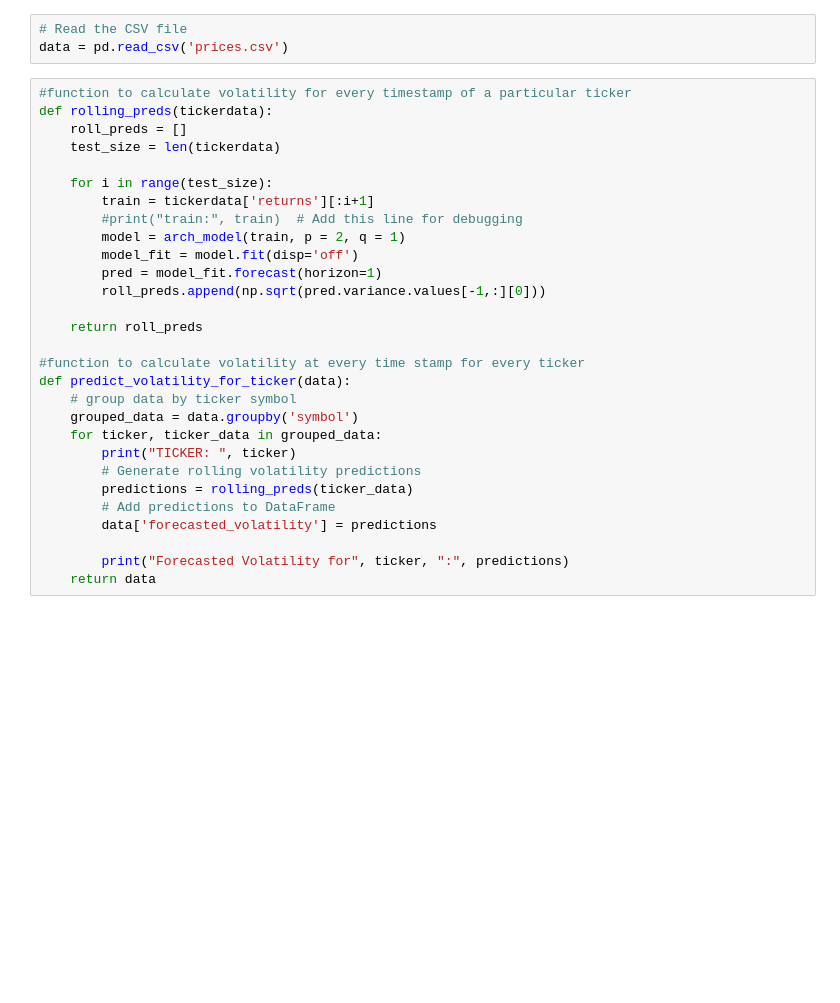
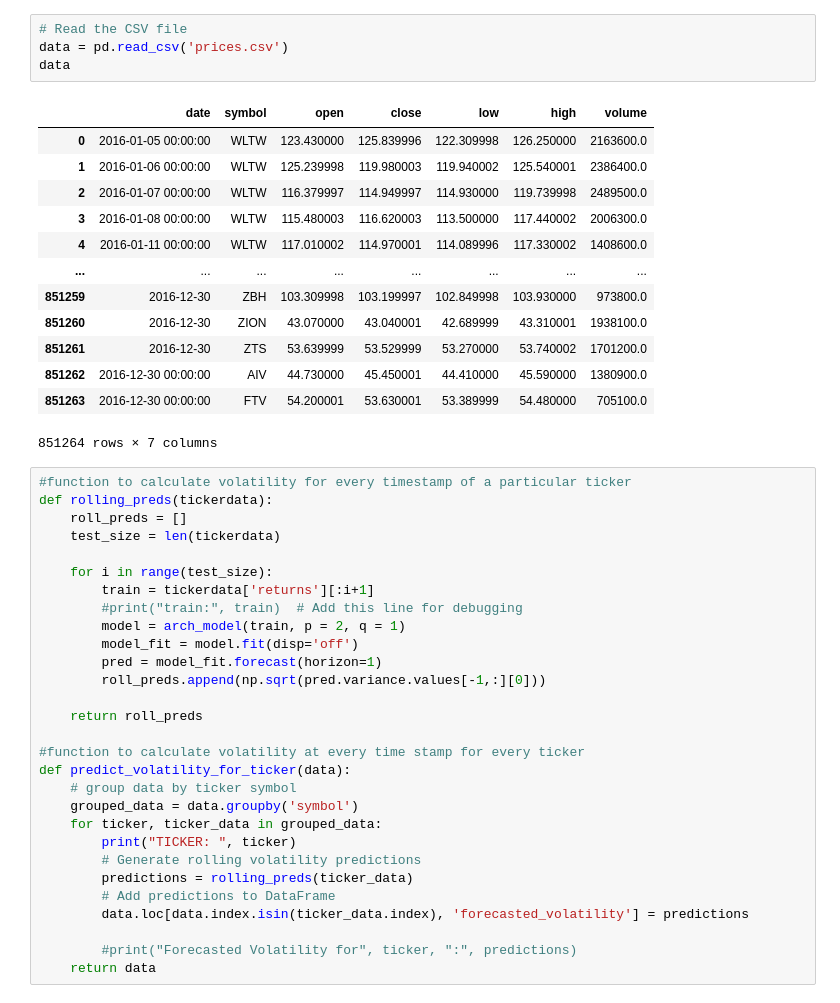
Before and after one commit to krausekeiii/MLAlgorithmTrading, a Jupyter notebook: src/GARCH.ipynb, the cells around one changed output. Saved outputs shown, nothing was run; the diff lists cells and outputs as text; blank space fills up the shorter version.

```diff
--- a/src/GARCH.ipynb
+++ b/src/GARCH.ipynb
@@ -13,6 +11,21 @@ ModuleNotFoundError: No module named 'arch'
 # %%
 # Read the CSV file
 data = pd.read_csv('prices.csv')
+data
+# %% [output]
+|  | date | symbol | open | close | low | high | volume |
+| 0 | 2016-01-05 00:00:00 | WLTW | 123.430000 | 125.839996 | 122.309998 | 126.250000 | 2163600.0 |
+| 1 | 2016-01-06 00:00:00 | WLTW | 125.239998 | 119.980003 | 119.940002 | 125.540001 | 2386400.0 |
+| 2 | 2016-01-07 00:00:00 | WLTW | 116.379997 | 114.949997 | 114.930000 | 119.739998 | 2489500.0 |
+| 3 | 2016-01-08 00:00:00 | WLTW | 115.480003 | 116.620003 | 113.500000 | 117.440002 | 2006300.0 |
+| 4 | 2016-01-11 00:00:00 | WLTW | 117.010002 | 114.970001 | 114.089996 | 117.330002 | 1408600.0 |
+| ... | ... | ... | ... | ... | ... | ... | ... |
+| 851259 | 2016-12-30 | ZBH | 103.309998 | 103.199997 | 102.849998 | 103.930000 | 973800.0 |
+| 851260 | 2016-12-30 | ZION | 43.070000 | 43.040001 | 42.689999 | 43.310001 | 1938100.0 |
+| 851261 | 2016-12-30 | ZTS | 53.639999 | 53.529999 | 53.270000 | 53.740002 | 1701200.0 |
+| 851262 | 2016-12-30 00:00:00 | AIV | 44.730000 | 45.450001 | 44.410000 | 45.590000 | 1380900.0 |
+| 851263 | 2016-12-30 00:00:00 | FTV | 54.200001 | 53.630001 | 53.389999 | 54.480000 | 705100.0 |
+851264 rows × 7 columns
 # %%
 #function to calculate volatility for every timestamp of a particular ticker
 def rolling_preds(tickerdata):
@@ -38,9 +51,9 @@ def predict_volatility_for_ticker(data):
         # Generate rolling volatility predictions
         predictions = rolling_preds(ticker_data)
         # Add predictions to DataFrame
-        data['forecasted_volatility'] = predictions
+        data.loc[data.index.isin(ticker_data.index), 'forecasted_volatility'] = predictions
 
-        print("Forecasted Volatility for", ticker, ":", predictions)
+        #print("Forecasted Volatility for", ticker, ":", predictions)
     return data
 # %%
 data['returns'] = ((data.close - data.open) / data.open) * 100
```
Also changed, not shown: parts of 7 cells of this notebook, 6 other files.
